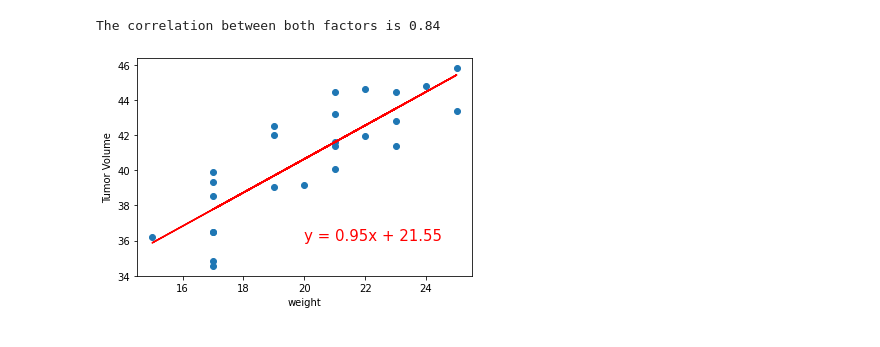
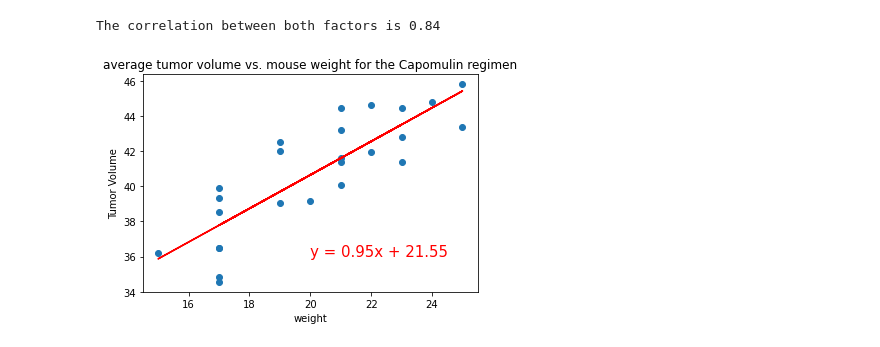
Before and after one commit to Nebeyu2001/matplotlib.challenge, a Jupyter notebook: Pymaceuticals/pymaceuticals_starter.ipynb, the cells around one changed output. Saved outputs shown, nothing was run; the diff lists cells and outputs as text; code cells hidden in the pictures.

```diff
--- a/Pymaceuticals/pymaceuticals_starter.ipynb
+++ b/Pymaceuticals/pymaceuticals_starter.ipynb
@@ -300,16 +346,18 @@ print(f"The correlation between both factors is {round(correlation[0],2)}")
 # %% [output]
 The correlation between both factors is 0.84
 # %%
+# linear regression model
 x_axis = volume_grouby_df["Weight (g)"]
 y_axis = volume_grouby_df["Tumor Volume (mm3)"]
 (slope, intercept, rvalue, pvalue, stderr) = st.linregress(x_axis, y_axis)
 regress_values = x_axis * slope + intercept
 line_eq = "y = " + str(round(slope,2)) + "x + " + str(round(intercept,2))
 plt.scatter(x_axis,y_axis)
 plt.plot(x_axis,regress_values,"r-")
 plt.annotate(line_eq,(20,36),fontsize=15,color="red")
+plt.title("average tumor volume vs. mouse weight for the Capomulin regimen")
 plt.xlabel('weight')
 plt.ylabel('Tumor Volume')
 plt.show()
 # %% [output]
-[figure, old version]
+[figure, new version]
```
Also changed, not shown: parts of 9 cells of this notebook.
